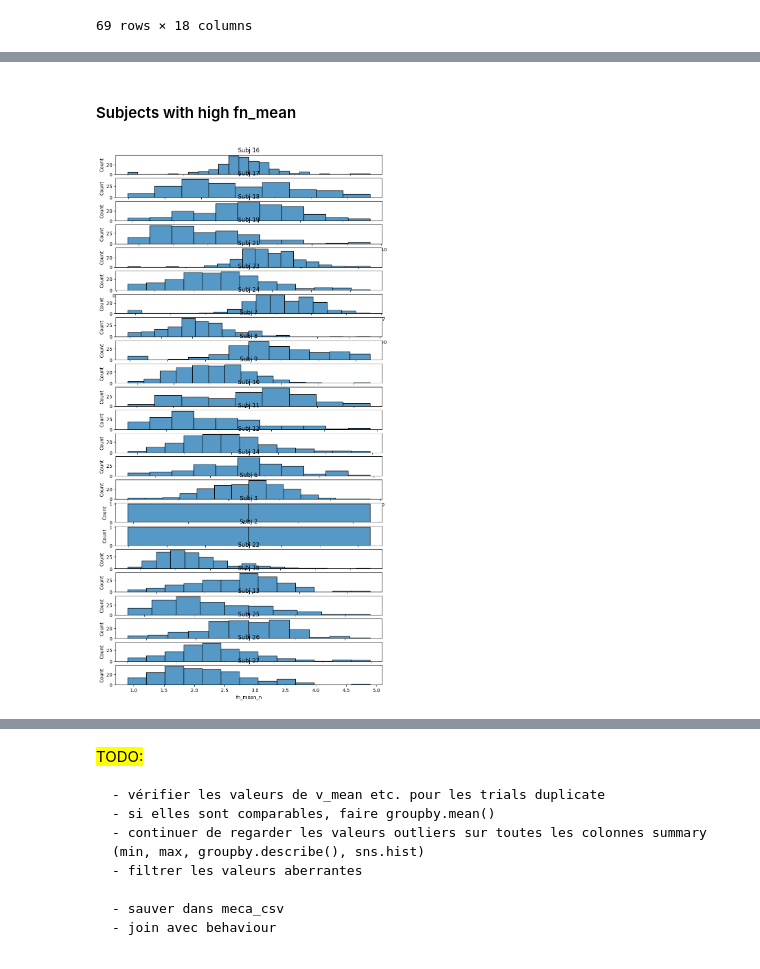
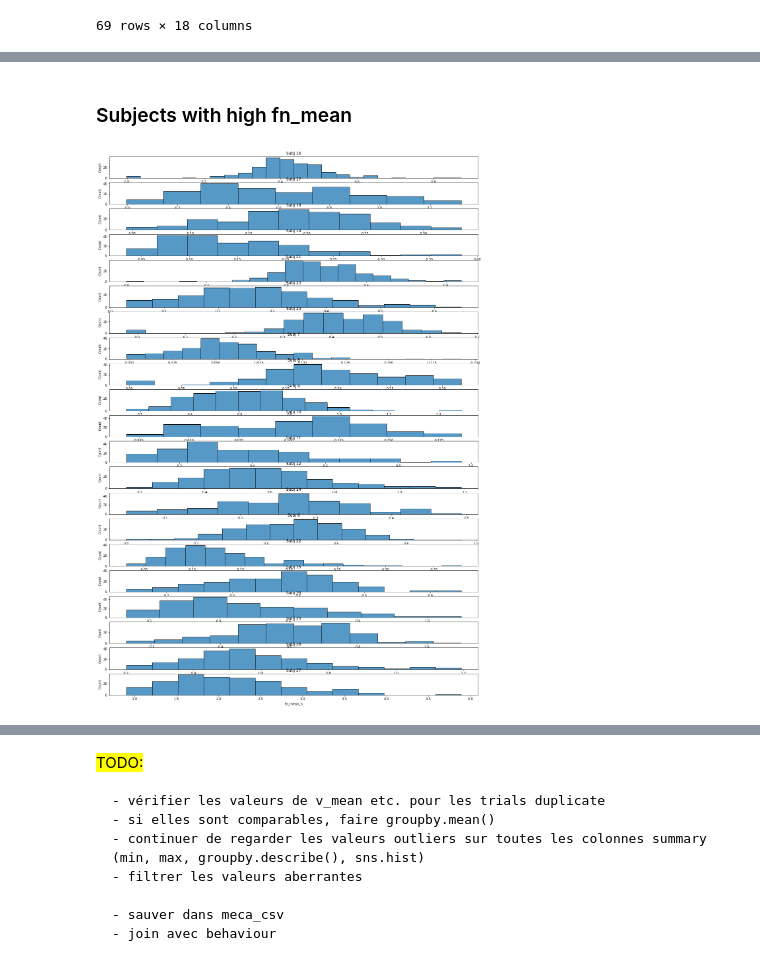
Before and after one commit to neuro-team-femto/revtact, a Jupyter notebook: analysis/analysis_beha_topo.ipynb, the cells around one changed output, grey strips where cells are left out. Drawn from its saved outputs; the diff is of its cells as text; code cells hidden in the pictures.

```diff
--- a/analysis/analysis_beha_topo.ipynb
+++ b/analysis/analysis_beha_topo.ipynb
@@ -240,13 +468,13 @@ sns.pointplot(data=v_mean_std_by_subject.reset_index(), x='subj',y='v_mean_mms')
 # %% [markdown]
-#### Subjects with high fn_mean
+### Subjects with high fn_mean
 # %%
-subjs = data_df_summary.subj.unique()
-plt.subplots(figsize=(10,20))
+subjs = filtered_df.subj.unique()
+plt.subplots(figsize=(20,30))
 for ind, subj in enumerate(subjs):
-    plt.subplot(data_df_summary.subj.nunique(),1,ind+1)
-    sns.histplot(data=data_df_summary[data_df_summary.subj==subj],
+    plt.subplot(filtered_df.subj.nunique(),1,ind+1)
+    sns.histplot(data=filtered_df[filtered_df.subj==subj],
                  x='fn_mean_n', label='%s'%subj)
     plt.title('Subj %s'%subj)
 # %% [output]
-[figure, old version]
+[figure, new version]
 # %%
```
Also changed, not shown: parts of 42 cells of this notebook, 1 other file.
